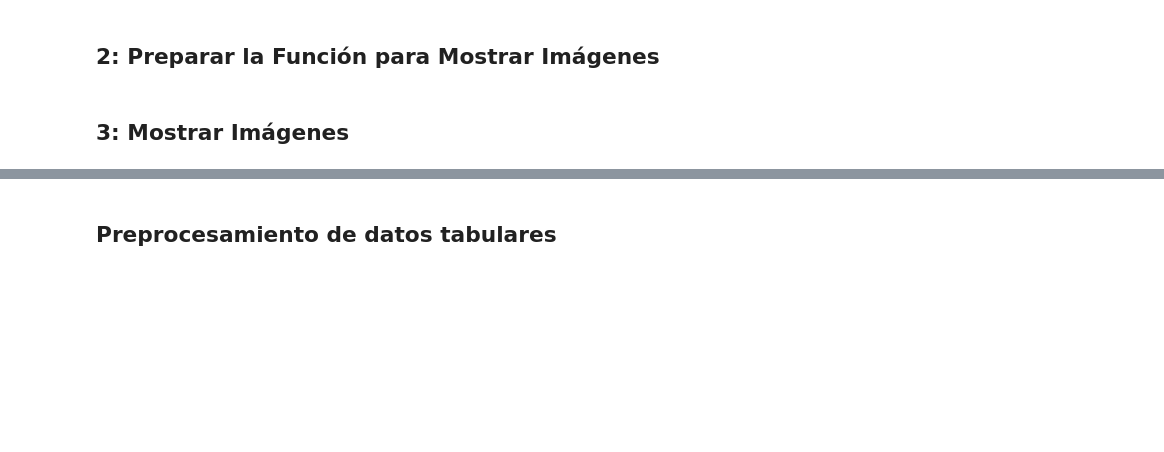
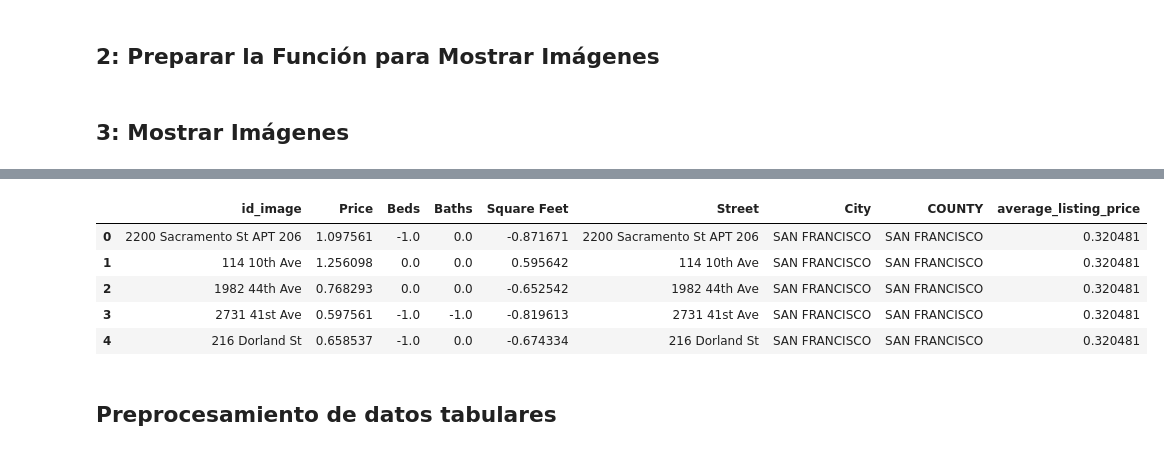
Before and after one commit to veronicasmn/Prediccion_del_Precio_de_una_Vivienda, a Jupyter notebook: imagenes.ipynb, the cells around one changed output, grey strips where cells are left out. Drawn from its saved outputs; the diff is of its cells as text; code cells hidden in the pictures; blank space fills up the shorter version.

```diff
--- a/imagenes.ipynb
+++ b/imagenes.ipynb
@@ -334,3 +349,34 @@ Intentando abrir: C:/Users/vsanc/OneDrive/Escritorio/PROYECTO SMART VALUATION/zi
+# %%
+# Decidir qué escalar aplicar basado en la normalidad y la presencia de outliers
+outliers_decision = {}
+for columna in columnas_numericas:
+    if resultados_normalidad[columna].pvalue > 0.05:
+        outliers_decision[columna] = 'StandardScaler'
+    else:
+        # Calcular IQR para detectar outliers
+        Q1 = df_FINAL[columna].quantile(0.25)
+        Q3 = df_FINAL[columna].quantile(0.75)
+        IQR = Q3 - Q1
+        tiene_outliers = ((df_FINAL[columna] < (Q1 - 1.5 * IQR)) | (df_FINAL[columna] > (Q3 + 1.5 * IQR))).any()
+        outliers_decision[columna] = 'RobustScaler' if tiene_outliers else 'MinMaxScaler'
+# %%
+# Aplicar escaladores según las decisiones anteriores
+for columna, decision in outliers_decision.items():
+    if decision == 'RobustScaler':
+        scaler = RobustScaler()
+        df_FINAL[columna] = scaler.fit_transform(df_FINAL[[columna]])
+    elif decision == 'MinMaxScaler':
+        scaler = MinMaxScaler()
+        df_FINAL[columna] = scaler.fit_transform(df_FINAL[[columna]])
+# %%
+df_FINAL.head()
+# %% [output]
+|  | id_image | Price | Beds | Baths | Square Feet | Street | City | COUNTY | average_listing_price |
+| 0 | 2200 Sacramento St APT 206 | 1.097561 | -1.0 | 0.0 | -0.871671 | 2200 Sacramento St APT 206 | SAN FRANCISCO | SAN FRANCISCO | 0.320481 |
+| 1 | 114 10th Ave | 1.256098 | 0.0 | 0.0 | 0.595642 | 114 10th Ave | SAN FRANCISCO | SAN FRANCISCO | 0.320481 |
+| 2 | 1982 44th Ave | 0.768293 | 0.0 | 0.0 | -0.652542 | 1982 44th Ave | SAN FRANCISCO | SAN FRANCISCO | 0.320481 |
+| 3 | 2731 41st Ave | 0.597561 | -1.0 | -1.0 | -0.819613 | 2731 41st Ave | SAN FRANCISCO | SAN FRANCISCO | 0.320481 |
+| 4 | 216 Dorland St | 0.658537 | -1.0 | 0.0 | -0.674334 | 216 Dorland St | SAN FRANCISCO | SAN FRANCISCO | 0.320481 |
 # %% [markdown]
 ## Preprocesamiento de datos tabulares
 # %% [markdown]
```
Also changed, not shown: parts of 21 cells of this notebook.
